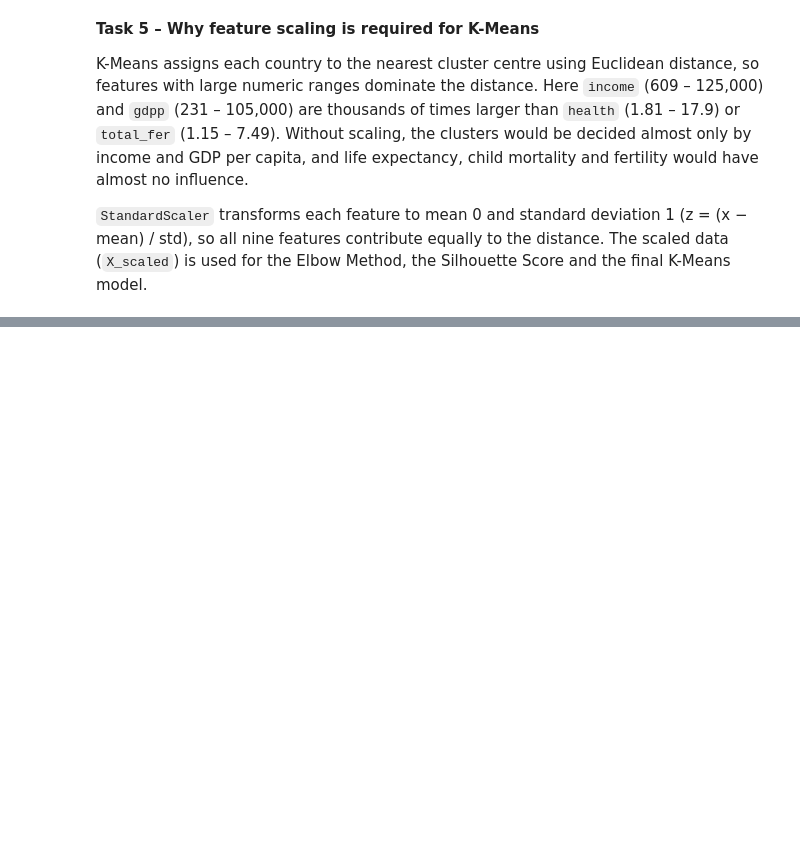
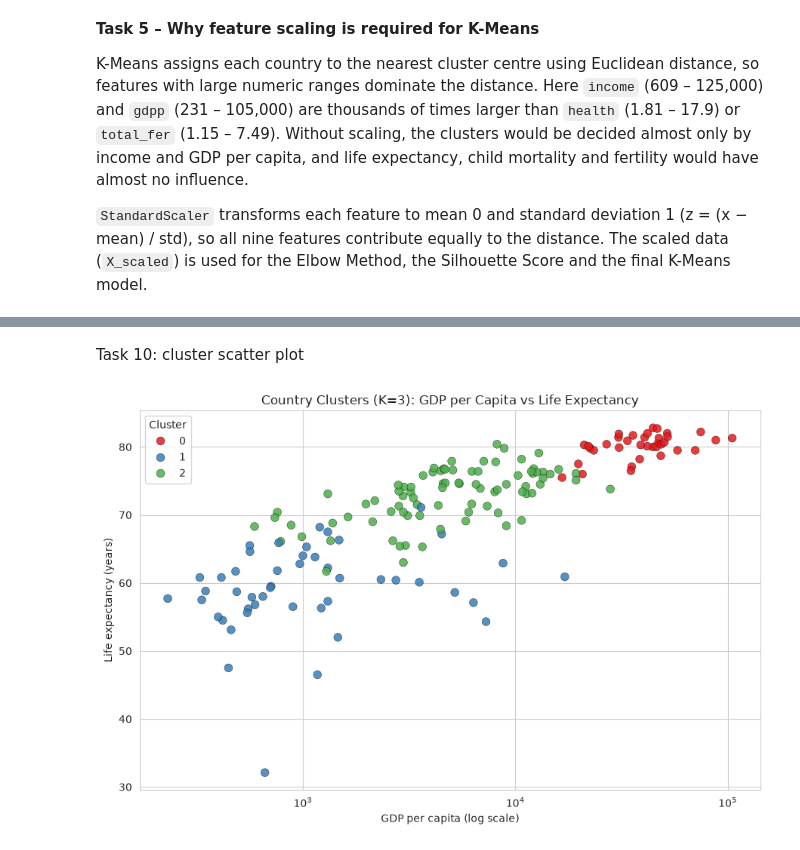
Before and after one commit to zainnm30/country-segmentation-kmeans, a Jupyter notebook: notebooks/country_kmeans.ipynb, the cells around one changed output, grey strips where cells are left out. Saved outputs shown, nothing was run; the diff lists cells and outputs as text; code cells hidden in the pictures; blank space fills up the shorter version.

```diff
--- a/notebooks/country_kmeans.ipynb
+++ b/notebooks/country_kmeans.ipynb
@@ -229,0 +313,9 @@ K-Means assigns each country to the nearest cluster centre using Euclidean dista
+# %%
+final_k = 3   # selected K (change here if you decide on a different value)
+
+kmeans = KMeans(n_clusters=final_k, random_state=RANDOM_STATE, n_init=10)
+kmeans.fit(X_scaled)
+
+print("Selected K:", final_k)
+print("Inertia (SSE):", round(kmeans.inertia_, 2))
+print("Silhouette score:", round(silhouette_score(X_scaled, kmeans.labels_), 4))
@@ -229,0 +328,5 @@ K-Means assigns each country to the nearest cluster centre using Euclidean dista
+# %%
+df['Cluster'] = kmeans.labels_
+
+print(df['Cluster'].value_counts().sort_index())
+df.head()
@@ -229,0 +345,15 @@ K-Means assigns each country to the nearest cluster centre using Euclidean dista
+# %% [markdown]
+Task 10: cluster scatter plot
+# %%
+plt.figure(figsize=(9, 6))
+sns.scatterplot(data=df, x='gdpp', y='life_expec', hue='Cluster',
+                palette='Set1', s=60, alpha=0.85, edgecolor='k', linewidth=0.3)
+plt.xscale('log')
+plt.xlabel('GDP per capita (log scale)')
+plt.ylabel('Life expectancy (years)')
+plt.title(f'Country Clusters (K={final_k}): GDP per Capita vs Life Expectancy')
+plt.tight_layout()
+plt.savefig('../images/cluster_scatter.png', dpi=150)
+plt.show()
+# %% [output]
+[figure, added]
```
Also changed, not shown: parts of 18 cells of this notebook, 3 other files.
